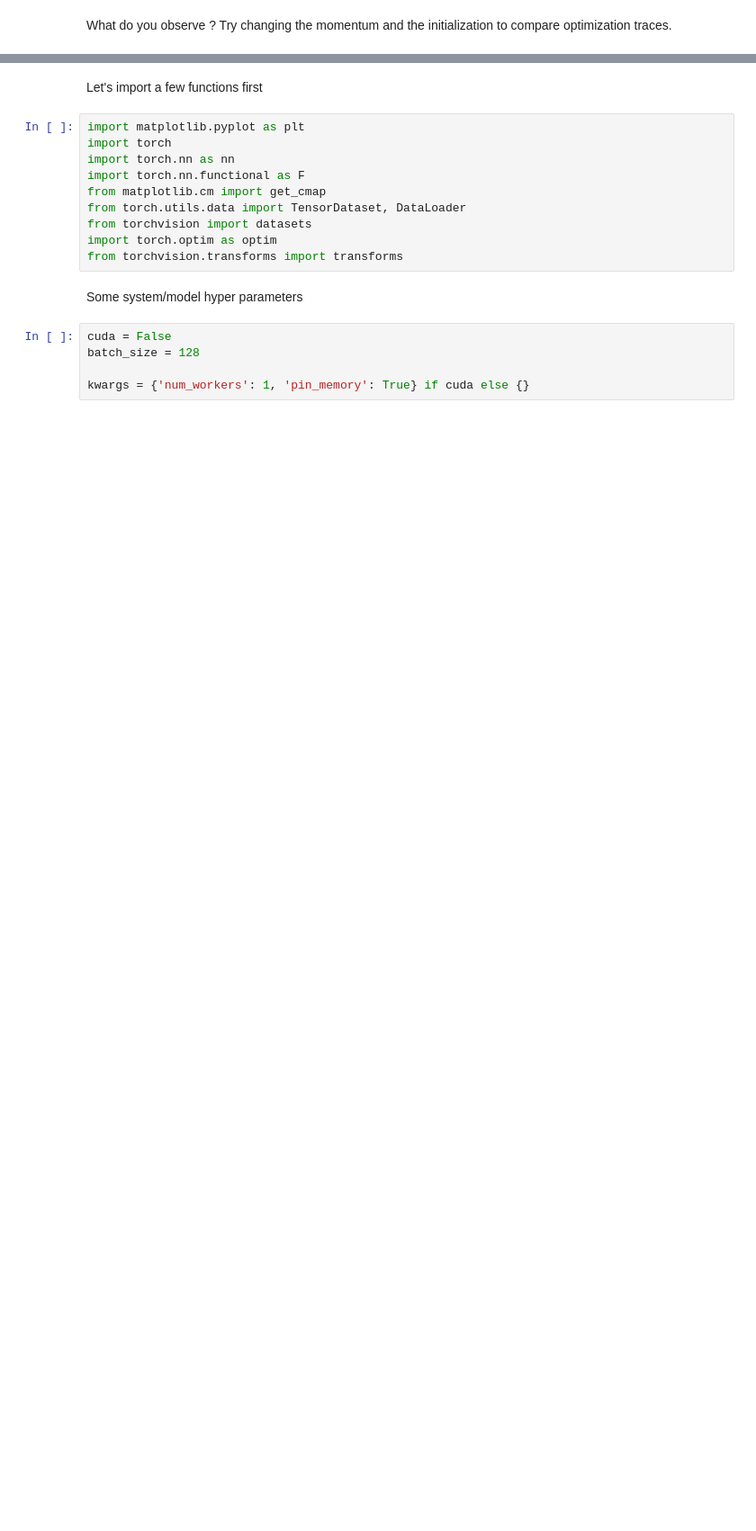
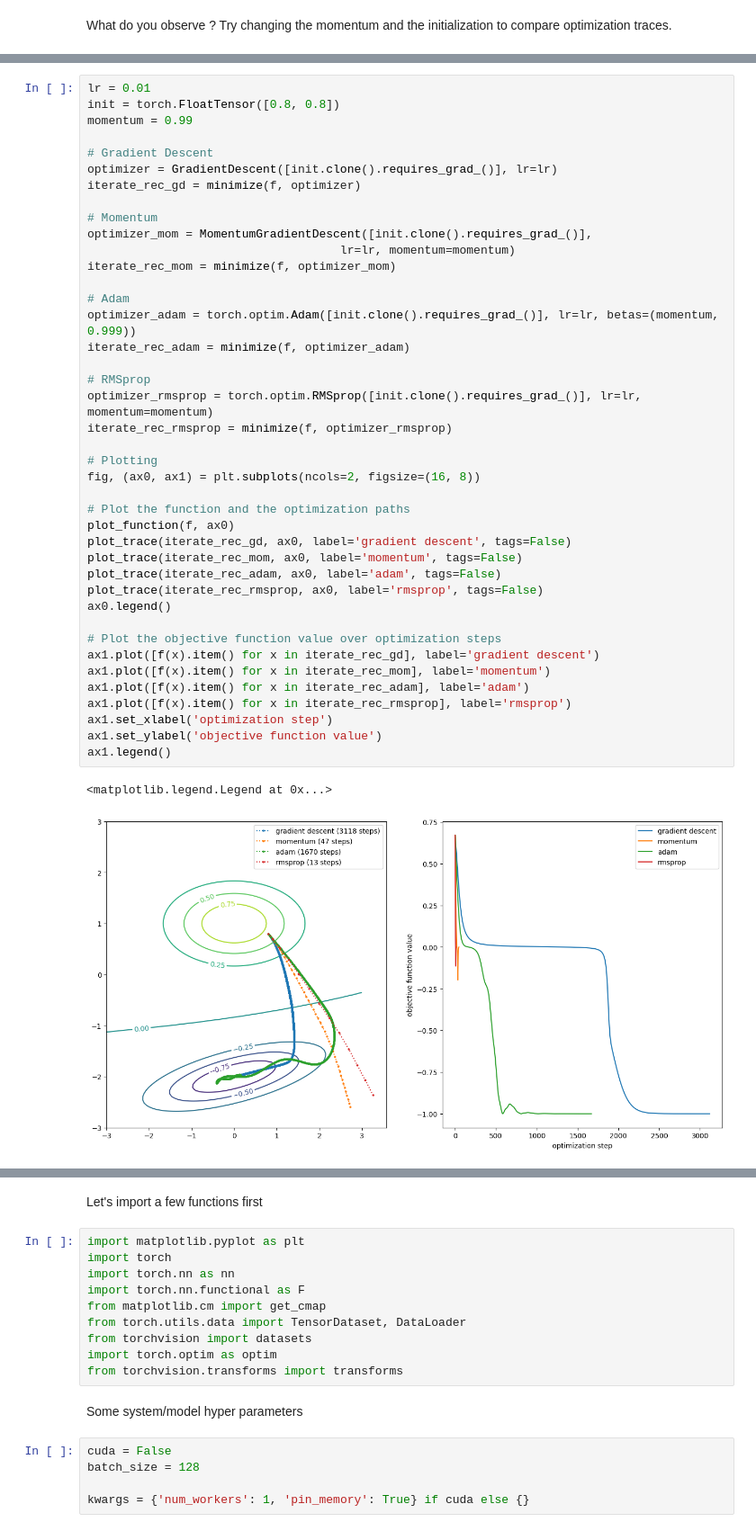
Before and after one commit to theodruilhe/OptimizationDeepLearning, a Jupyter notebook: projet_notebook.ipynb, the cells around one changed output, grey strips where cells are left out. Shown at 90% size. Cells and saved outputs as stored; diff of their text form; blank space fills up the shorter version.

```diff
--- a/projet_notebook.ipynb
+++ b/projet_notebook.ipynb
@@ -849,0 +863,44 @@ What do you observe ? Try changing the momentum and the initialization to compar
+# %%
+lr = 0.01
+init = torch.FloatTensor([0.8, 0.8])
+momentum = 0.99
+
+# Gradient Descent
+optimizer = GradientDescent([init.clone().requires_grad_()], lr=lr)
+iterate_rec_gd = minimize(f, optimizer)
+
+# Momentum
+optimizer_mom = MomentumGradientDescent([init.clone().requires_grad_()],
+                                    lr=lr, momentum=momentum)
+iterate_rec_mom = minimize(f, optimizer_mom)
+
+# Adam
+optimizer_adam = torch.optim.Adam([init.clone().requires_grad_()], lr=lr, betas=(momentum, 0.999))
+iterate_rec_adam = minimize(f, optimizer_adam)
+
+# RMSprop
+optimizer_rmsprop = torch.optim.RMSprop([init.clone().requires_grad_()], lr=lr, momentum=momentum)
+iterate_rec_rmsprop = minimize(f, optimizer_rmsprop)
+
+# Plotting
+fig, (ax0, ax1) = plt.subplots(ncols=2, figsize=(16, 8))
+
+# Plot the function and the optimization paths
+plot_function(f, ax0)
+plot_trace(iterate_rec_gd, ax0, label='gradient descent', tags=False)
+plot_trace(iterate_rec_mom, ax0, label='momentum', tags=False)
+plot_trace(iterate_rec_adam, ax0, label='adam', tags=False)
+plot_trace(iterate_rec_rmsprop, ax0, label='rmsprop', tags=False)
+ax0.legend()
+
+# Plot the objective function value over optimization steps
+ax1.plot([f(x).item() for x in iterate_rec_gd], label='gradient descent')
+ax1.plot([f(x).item() for x in iterate_rec_mom], label='momentum')
+ax1.plot([f(x).item() for x in iterate_rec_adam], label='adam')
+ax1.plot([f(x).item() for x in iterate_rec_rmsprop], label='rmsprop')
+ax1.set_xlabel('optimization step')
+ax1.set_ylabel('objective function value')
+ax1.legend()
+# %% [output]
+<matplotlib.legend.Legend at 0x...>
+[figure, added]
```
Also changed, not shown: parts of 22 cells of this notebook.
